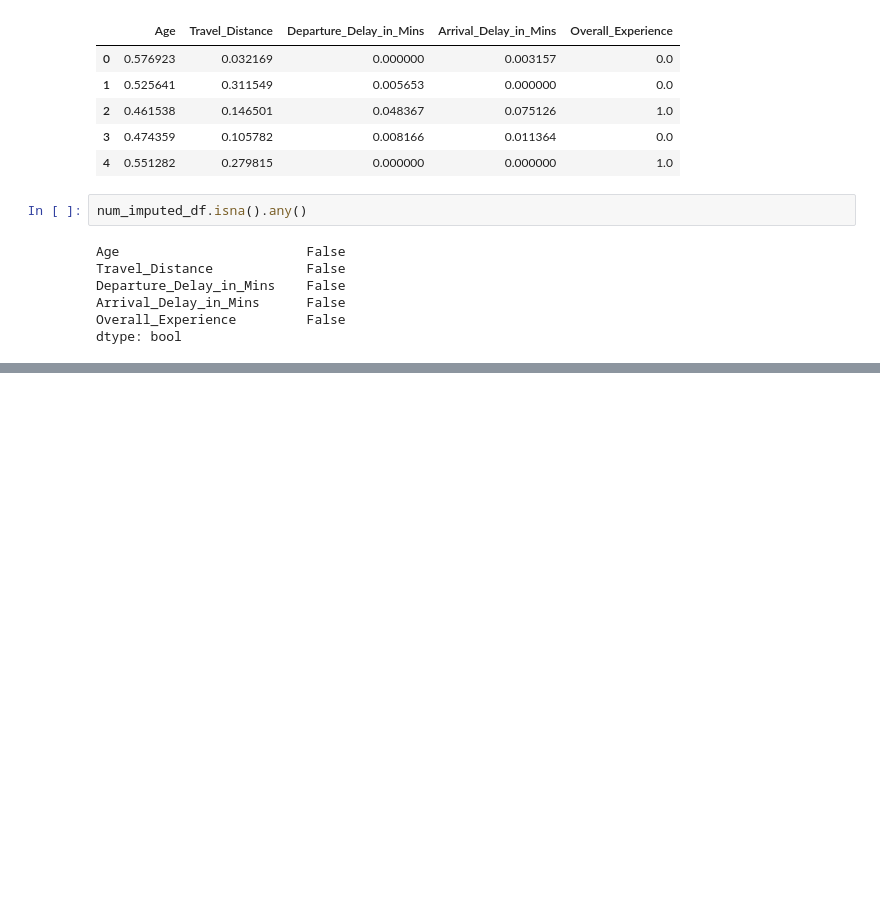
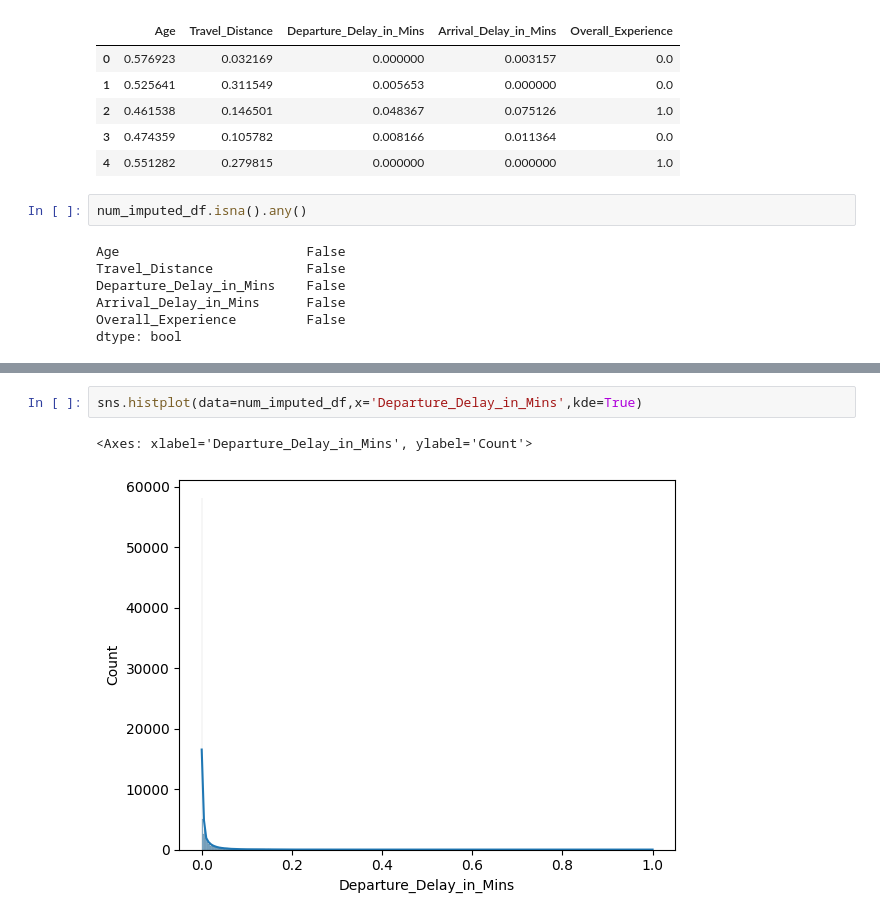
Before and after one commit to FrancisNdirangu/shinkansen_travel_experience_model, a Jupyter notebook: notebook.ipynb, the cells around one changed output, grey strips where cells are left out. Drawn from its saved outputs; the diff is of its cells as text; blank space fills up the shorter version.

```diff
--- a/notebook.ipynb
+++ b/notebook.ipynb
@@ -258,0 +269,5 @@ dtype: bool
+# %%
+sns.histplot(data=num_imputed_df,x='Departure_Delay_in_Mins',kde=True)
+# %% [output]
+<Axes: xlabel='Departure_Delay_in_Mins', ylabel='Count'>
+[figure, added]
```
Also changed, not shown: parts of 5 cells of this notebook.
